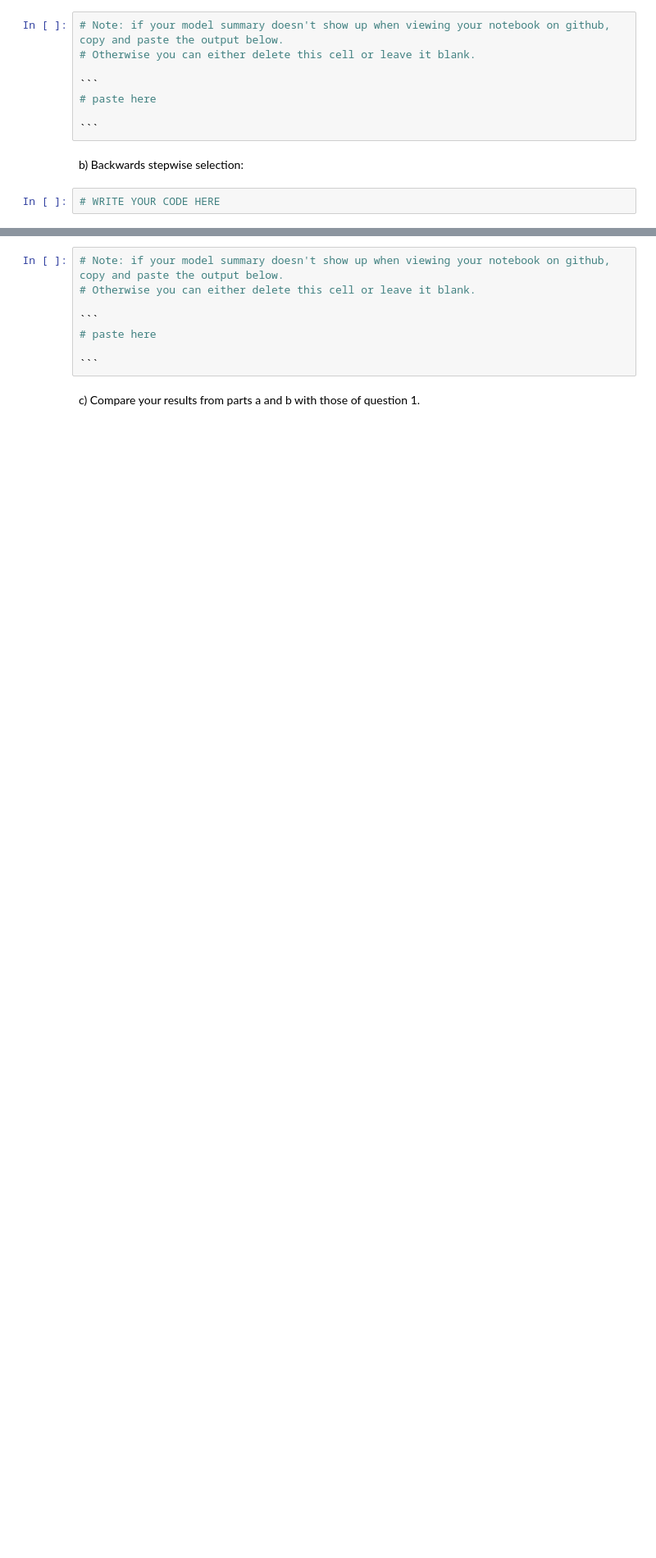
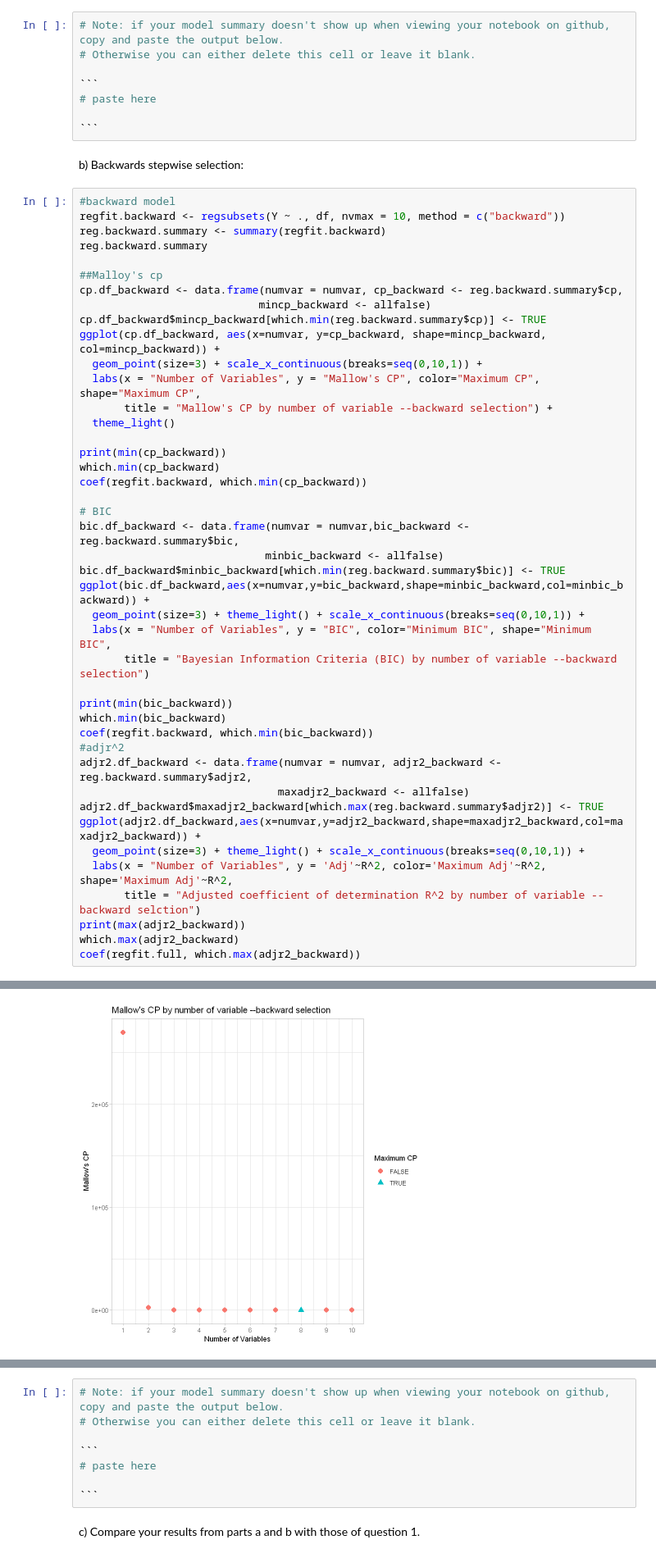
Before and after one commit to tardifmc/Tardif_DSPN_S22, a Jupyter notebook: Homework10.ipynb, the cells around one changed output, grey strips where cells are left out. Shown at 82% size. Saved outputs shown, nothing was run; the diff lists cells and outputs as text; blank space fills up the shorter version.

```diff
--- a/Homework10.ipynb
+++ b/Homework10.ipynb
@@ -101,4 +316,46 @@ a) Forward stepwise selection:
 # %% [markdown]
 b) Backwards stepwise selection:
 # %%
-# WRITE YOUR CODE HERE
+#backward model
+regfit.backward <- regsubsets(Y ~ ., df, nvmax = 10, method = c("backward"))
+reg.backward.summary <- summary(regfit.backward)
+reg.backward.summary
+
+##Malloy's cp
+cp.df_backward <- data.frame(numvar = numvar, cp_backward <- reg.backward.summary$cp,
+                            mincp_backward <- allfalse)
+cp.df_backward$mincp_backward[which.min(reg.backward.summary$cp)] <- TRUE
+ggplot(cp.df_backward, aes(x=numvar, y=cp_backward, shape=mincp_backward, col=mincp_backward)) +
+  geom_point(size=3) + scale_x_continuous(breaks=seq(0,10,1)) +
+  labs(x = "Number of Variables", y = "Mallow's CP", color="Maximum CP", shape="Maximum CP",
+       title = "Mallow's CP by number of variable --backward selection") +
+  theme_light()
+
+print(min(cp_backward))
+which.min(cp_backward)
+coef(regfit.backward, which.min(cp_backward))
+
+# BIC
+bic.df_backward <- data.frame(numvar = numvar,bic_backward <- reg.backward.summary$bic,
+                             minbic_backward <- allfalse)
+bic.df_backward$minbic_backward[which.min(reg.backward.summary$bic)] <- TRUE
+ggplot(bic.df_backward,aes(x=numvar,y=bic_backward,shape=minbic_backward,col=minbic_backward)) +
+  geom_point(size=3) + theme_light() + scale_x_continuous(breaks=seq(0,10,1)) +
+  labs(x = "Number of Variables", y = "BIC", color="Minimum BIC", shape="Minimum BIC",
+       title = "Bayesian Information Criteria (BIC) by number of variable --backward selection")
+
+print(min(bic_backward))
+which.min(bic_backward)
+coef(regfit.backward, which.min(bic_backward))
+#adjr^2
+adjr2.df_backward <- data.frame(numvar = numvar, adjr2_backward <- reg.backward.summary$adjr2,
+                               maxadjr2_backward <- allfalse)
+adjr2.df_backward$maxadjr2_backward[which.max(reg.backward.summary$adjr2)] <- TRUE
+ggplot(adjr2.df_backward,aes(x=numvar,y=adjr2_backward,shape=maxadjr2_backward,col=maxadjr2_backward)) +
+  geom_point(size=3) + theme_light() + scale_x_continuous(breaks=seq(0,10,1)) +
+  labs(x = "Number of Variables", y = 'Adj'~R^2, color='Maximum Adj'~R^2, shape='Maximum Adj'~R^2,
+       title = "Adjusted coefficient of determination R^2 by number of variable --backward selction")
+print(max(adjr2_backward))
+which.max(adjr2_backward)
+coef(regfit.full, which.max(adjr2_backward))
+# %% [output]
@@ -104,0 +385 @@ b) Backwards stepwise selection:
+[figure, added]
```
Also changed, not shown: parts of 14 cells of this notebook.
